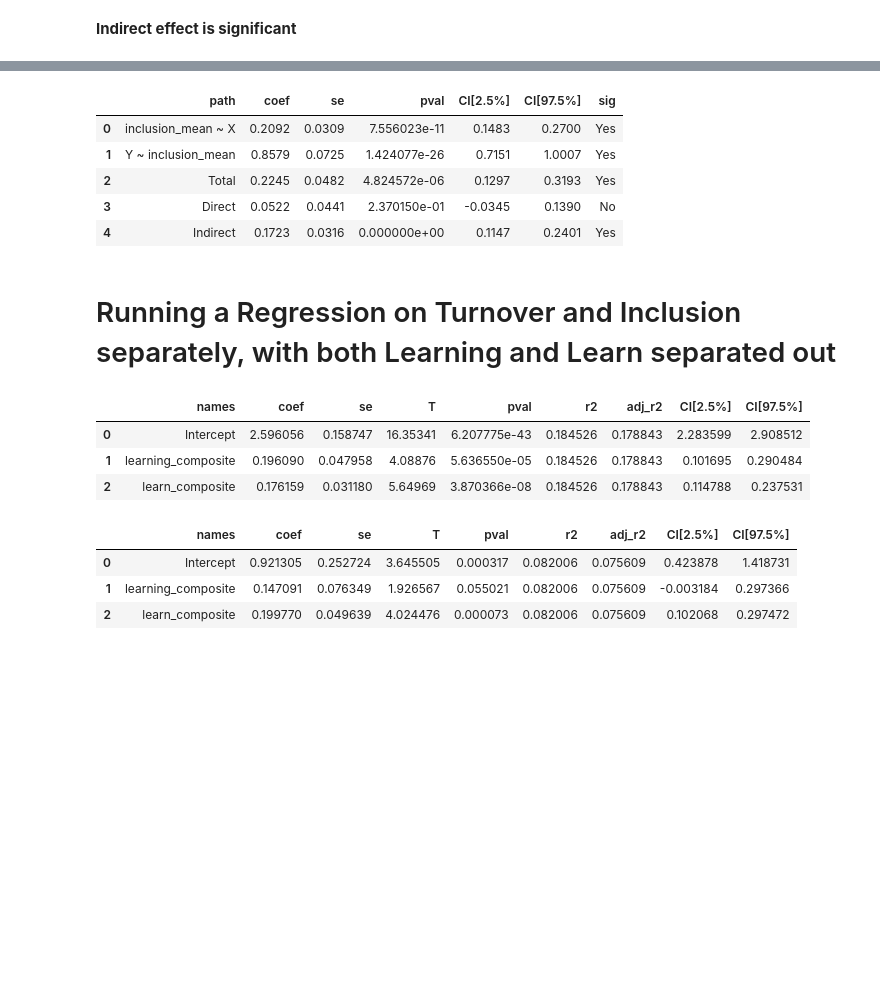
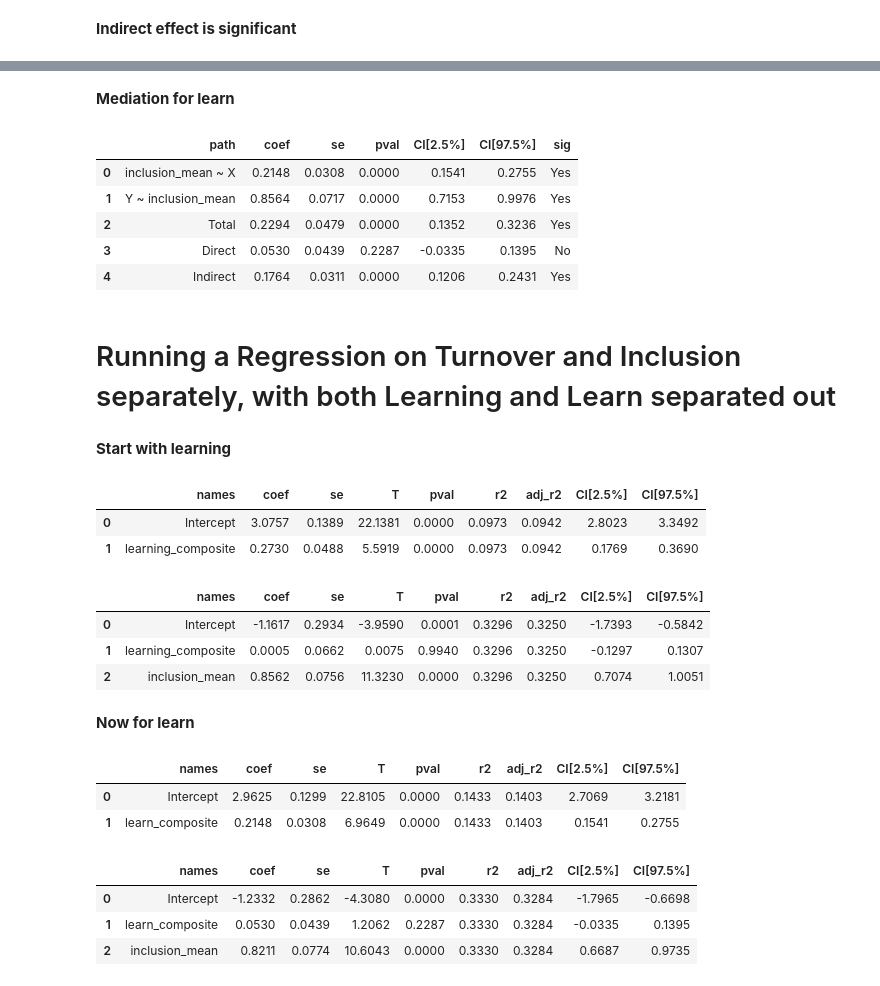
Before and after one commit to sam-cannon/AOM, a Jupyter notebook: AOM_Measure_Data.ipynb, the cells around one changed output, grey strips where cells are left out. Drawn from its saved outputs; the diff is of its cells as text; code cells hidden in the pictures; blank space fills up the shorter version.

```diff
--- a/AOM_Measure_Data.ipynb
+++ b/AOM_Measure_Data.ipynb
@@ -73,7 +51,7 @@ Name: Gender, dtype: int64
 data1 = data.loc[:, 'Learning_1':'Support']
 data2 = data.loc[:, 'Belong_1':'Turnover_3']
 data3 = data.loc[:, 'MicroInv_1':'Workplace_5']
-data4 = data[['Gender', 'Ethnic group']]
+data4 = data[['Gender', 'Ethnicity']]
 df = pd.concat([data1, data2, data3, data4], axis = 1)
 # %%
 df.head(1)
@@ -446,11 +439,16 @@ pg.mediation_analysis(data = composite_df, x = 'learning_composite', m = 'inclus
+# %%
+#columns were copied for some reason
+composite_df = composite_df.iloc[:, 0:6]
+# %% [markdown]
+__Mediation for learn__
 # %%
 pg.mediation_analysis(data = composite_df, x = 'learn_composite', m = 'inclusion_mean', y = 'turnover_mean', seed = 44, n_boot = 5000)
 # %% [output]
 |  | path | coef | se | pval | CI[2.5%] | CI[97.5%] | sig |
-| 0 | inclusion_mean ~ X | 0.2092 | 0.0309 | 7.556023e-11 | 0.1483 | 0.2700 | Yes |
-| 1 | Y ~ inclusion_mean | 0.8579 | 0.0725 | 1.424077e-26 | 0.7151 | 1.0007 | Yes |
-| 2 | Total | 0.2245 | 0.0482 | 4.824572e-06 | 0.1297 | 0.3193 | Yes |
-| 3 | Direct | 0.0522 | 0.0441 | 2.370150e-01 | -0.0345 | 0.1390 | No |
-| 4 | Indirect | 0.1723 | 0.0316 | 0.000000e+00 | 0.1147 | 0.2401 | Yes |
+| 0 | inclusion_mean ~ X | 0.2148 | 0.0308 | 0.0000 | 0.1541 | 0.2755 | Yes |
+| 1 | Y ~ inclusion_mean | 0.8564 | 0.0717 | 0.0000 | 0.7153 | 0.9976 | Yes |
+| 2 | Total | 0.2294 | 0.0479 | 0.0000 | 0.1352 | 0.3236 | Yes |
+| 3 | Direct | 0.0530 | 0.0439 | 0.2287 | -0.0335 | 0.1395 | No |
+| 4 | Indirect | 0.1764 | 0.0311 | 0.0000 | 0.1206 | 0.2431 | Yes |
 # %% [markdown]
 # Running a Regression on Turnover and Inclusion separately, with both Learning and Learn separated out
@@ -460,16 +455,34 @@ composite_df = pd.concat([composite_df, learning_df[['learning_composite', 'lear
+# %% [markdown]
+__Start with learning__
 # %%
 #regressing inclusion on learn and learning
-pg.linear_regression(composite_df[['learning_composite', 'learn_composite']], composite_df['inclusion_mean'])
+pg.linear_regression(composite_df[['learning_composite']], composite_df['inclusion_mean'])
 # %% [output]
 |  | names | coef | se | T | pval | r2 | adj_r2 | CI[2.5%] | CI[97.5%] |
-| 0 | Intercept | 2.596056 | 0.158747 | 16.35341 | 6.207775e-43 | 0.184526 | 0.178843 | 2.283599 | 2.908512 |
-| 1 | learning_composite | 0.196090 | 0.047958 | 4.08876 | 5.636550e-05 | 0.184526 | 0.178843 | 0.101695 | 0.290484 |
-| 2 | learn_composite | 0.176159 | 0.031180 | 5.64969 | 3.870366e-08 | 0.184526 | 0.178843 | 0.114788 | 0.237531 |
+| 0 | Intercept | 3.0757 | 0.1389 | 22.1381 | 0.0000 | 0.0973 | 0.0942 | 2.8023 | 3.3492 |
+| 1 | learning_composite | 0.2730 | 0.0488 | 5.5919 | 0.0000 | 0.0973 | 0.0942 | 0.1769 | 0.3690 |
 # %%
 #regressing turnover on learn and learning
-pg.linear_regression(composite_df[['learning_composite', 'learn_composite']], composite_df['turnover_mean'])
+pg.linear_regression(composite_df[['learning_composite', 'inclusion_mean']], composite_df['turnover_mean'])
 # %% [output]
 |  | names | coef | se | T | pval | r2 | adj_r2 | CI[2.5%] | CI[97.5%] |
-| 0 | Intercept | 0.921305 | 0.252724 | 3.645505 | 0.000317 | 0.082006 | 0.075609 | 0.423878 | 1.418731 |
-| 1 | learning_composite | 0.147091 | 0.076349 | 1.926567 | 0.055021 | 0.082006 | 0.075609 | -0.003184 | 0.297366 |
-| 2 | learn_composite | 0.199770 | 0.049639 | 4.024476 | 0.000073 | 0.082006 | 0.075609 | 0.102068 | 0.297472 |
+| 0 | Intercept | -1.1617 | 0.2934 | -3.9590 | 0.0001 | 0.3296 | 0.3250 | -1.7393 | -0.5842 |
+| 1 | learning_composite | 0.0005 | 0.0662 | 0.0075 | 0.9940 | 0.3296 | 0.3250 | -0.1297 | 0.1307 |
+| 2 | inclusion_mean | 0.8562 | 0.0756 | 11.3230 | 0.0000 | 0.3296 | 0.3250 | 0.7074 | 1.0051 |
+# %% [markdown]
+__Now for learn__
+# %%
+#regressing inclusion on learn and learning
+pg.linear_regression(composite_df[['learn_composite']], composite_df['inclusion_mean'])
+# %% [output]
+|  | names | coef | se | T | pval | r2 | adj_r2 | CI[2.5%] | CI[97.5%] |
+| 0 | Intercept | 2.9625 | 0.1299 | 22.8105 | 0.0000 | 0.1433 | 0.1403 | 2.7069 | 3.2181 |
+| 1 | learn_composite | 0.2148 | 0.0308 | 6.9649 | 0.0000 | 0.1433 | 0.1403 | 0.1541 | 0.2755 |
+# %%
+#regressing turnover on learn and learning
+pg.linear_regression(composite_df[['learn_composite', 'inclusion_mean']], composite_df['turnover_mean'])
+# %% [output]
+|  | names | coef | se | T | pval | r2 | adj_r2 | CI[2.5%] | CI[97.5%] |
+| 0 | Intercept | -1.2332 | 0.2862 | -4.3080 | 0.0000 | 0.3330 | 0.3284 | -1.7965 | -0.6698 |
+| 1 | learn_composite | 0.0530 | 0.0439 | 1.2062 | 0.2287 | 0.3330 | 0.3284 | -0.0335 | 0.1395 |
+| 2 | inclusion_mean | 0.8211 | 0.0774 | 10.6043 | 0.0000 | 0.3330 | 0.3284 | 0.6687 | 0.9735 |
```
Also changed, not shown: parts of 33 cells of this notebook.
